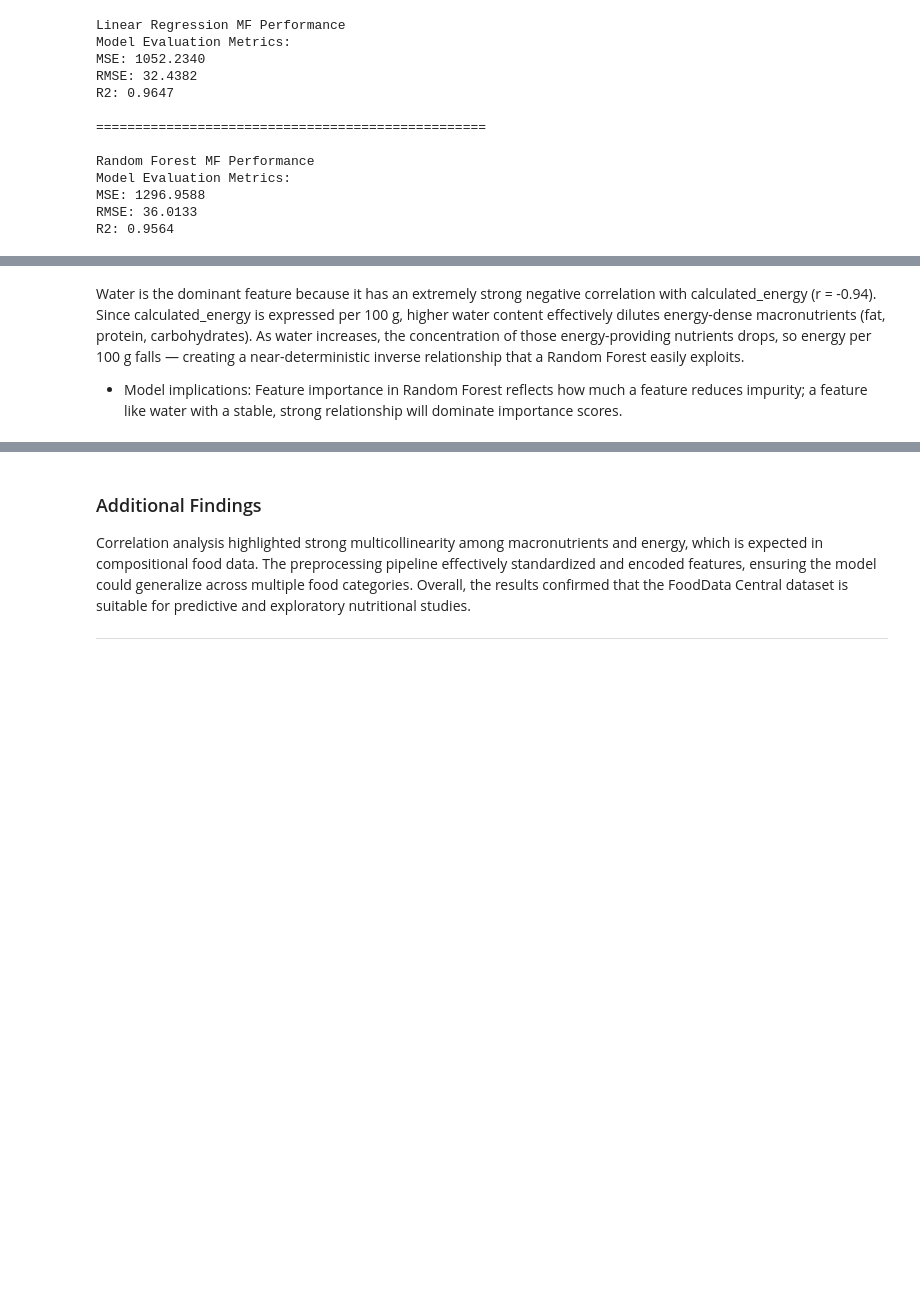
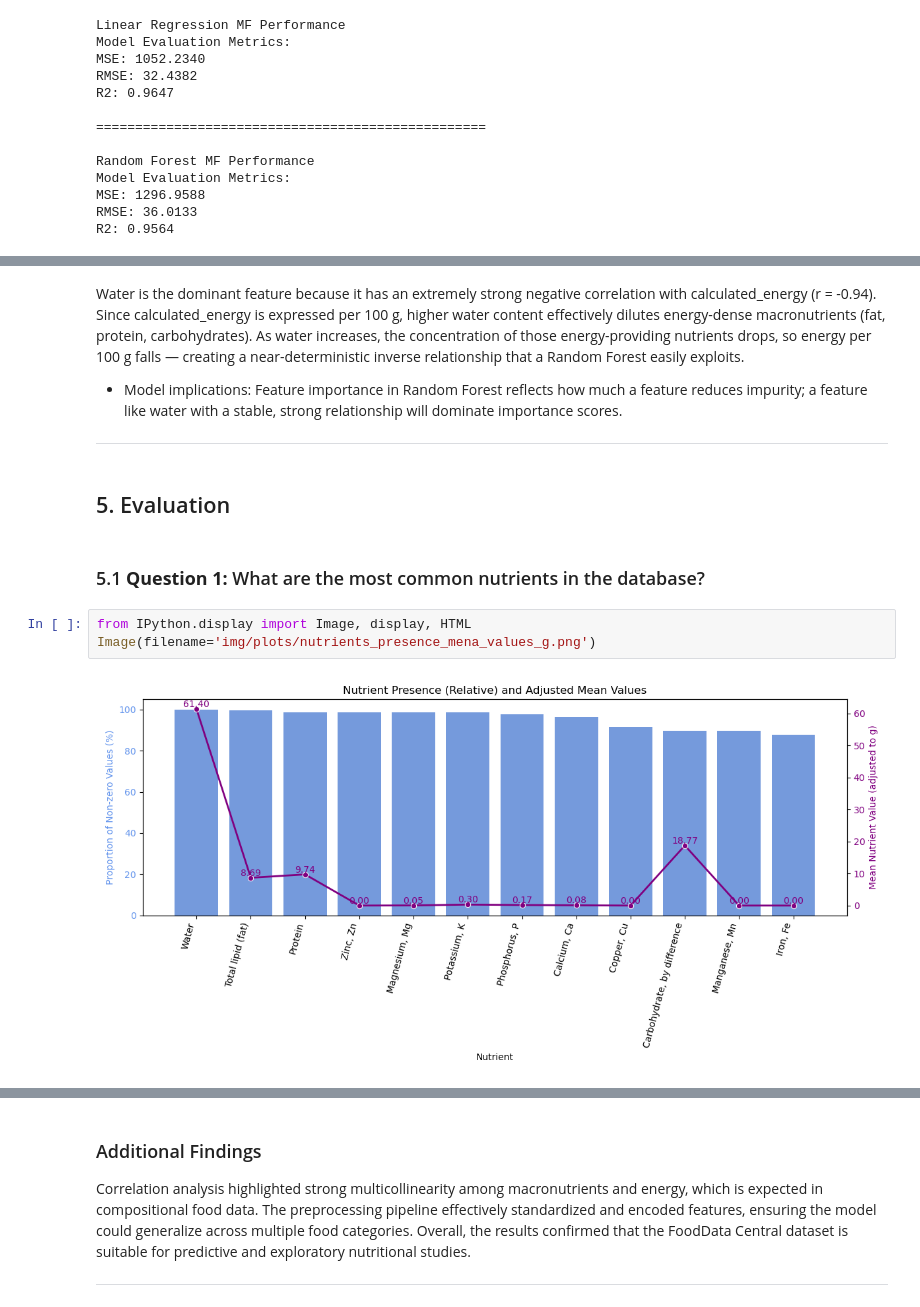
Before and after one commit to viniciusagsa/dsnd-project-01, a Jupyter notebook: data_analysis.ipynb, the cells around one changed output, grey strips where cells are left out. Saved outputs shown, nothing was run; the diff lists cells and outputs as text; blank space fills up the shorter version.

```diff
--- a/data_analysis.ipynb
+++ b/data_analysis.ipynb
@@ -923,3 +1058,14 @@ plot_feature_importance(pipeline_rf_mf, preprocessor.get_feature_names_out(), 'R
 Water is the dominant feature because it has an extremely strong negative correlation with calculated_energy (r = -0.94). Since calculated_energy is expressed per 100 g, higher water content effectively dilutes energy-dense macronutrients (fat, protein, carbohydrates). As water increases, the concentration of those energy-providing nutrients drops, so energy per 100 g falls — creating a near-deterministic inverse relationship that a Random Forest easily exploits.
 
 - Model implications: Feature importance in Random Forest reflects how much a feature reduces impurity; a feature like water with a stable, strong relationship will dominate importance scores.
+
+---
+# %% [markdown]
+## 5. Evaluation
+# %% [markdown]
+### 5.1 **Question 1:** What are the most common nutrients in the database?
+# %%
+from IPython.display import Image, display, HTML
+Image(filename='img/plots/nutrients_presence_mena_values_g.png')
+# %% [output]
+[figure, added]
```
Also changed, not shown: parts of 52 cells of this notebook.
